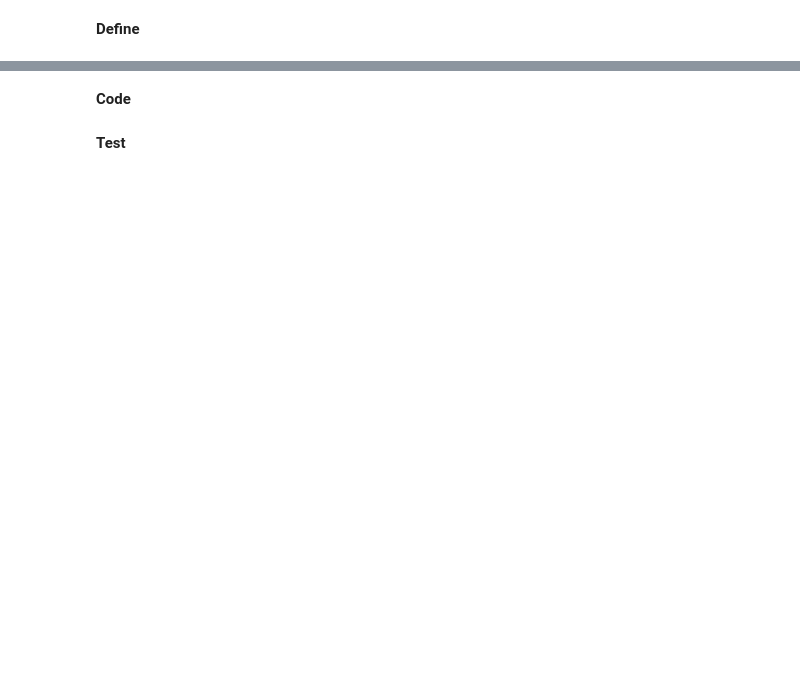
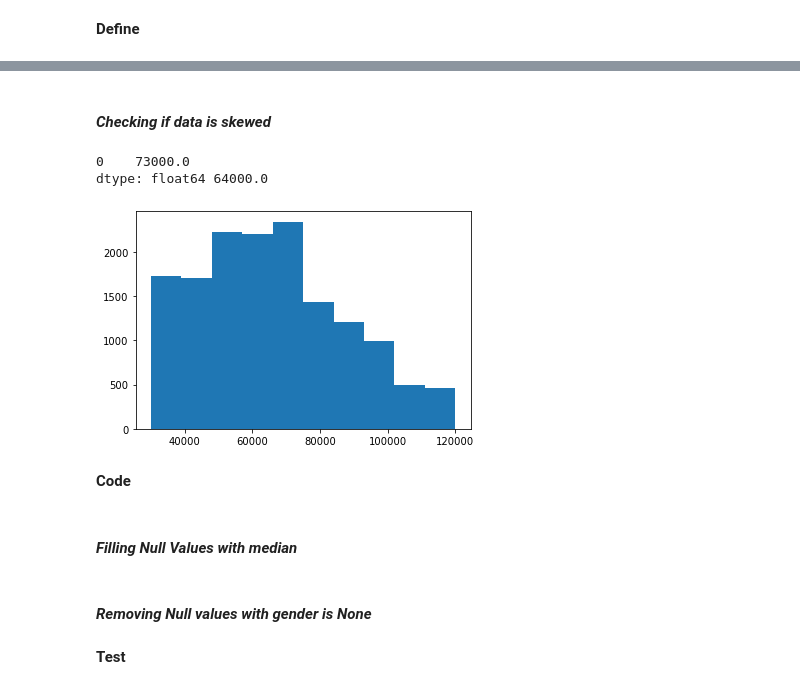
Before and after one commit to Shuniy/starbucks, a Jupyter notebook: Starbucks_Data_Analysis.ipynb, the cells around one changed output, grey strips where cells are left out. Saved outputs shown, nothing was run; the diff lists cells and outputs as text; code cells hidden in the pictures; blank space fills up the shorter version.

```diff
--- a/Starbucks_Data_Analysis.ipynb
+++ b/Starbucks_Data_Analysis.ipynb
@@ -260,8 +262,8 @@ dtype: int64
 ### *Clean Data*
 # %%
 # Creating copies of the data
-portfolio_data_clean = portfolio_data.copy()
-profile_data_clean = profile_data.copy()
-transcript_data_clean = transcript_data.copy()
+portfolio_data_temp = portfolio_data.copy()
+profile_data_temp = profile_data.copy()
+transcript_data_temp = transcript_data.copy()
 # %% [markdown]
 **Define**
@@ -280,2 +467,16 @@ transcript_data_clean = transcript_data.copy()
+# %% [markdown]
+#### *Checking if data is skewed*
+# %%
+plt.hist(profile_data_temp.income)
+
+# data is skewed filling it median or mode # median
+
+print(profile_data_temp.income.mode(), profile_data_temp.income.median())
+# %% [output]
+0    73000.0
+dtype: float64 64000.0
+[figure, added]
 # %% [markdown]
 **Code**
+# %% [markdown]
+#### *Filling Null Values with median*
@@ -281,0 +485,2 @@ transcript_data_clean = transcript_data.copy()
+# %% [markdown]
+#### *Removing Null values with gender is None*
```
Also changed, not shown: parts of 54 cells of this notebook.
